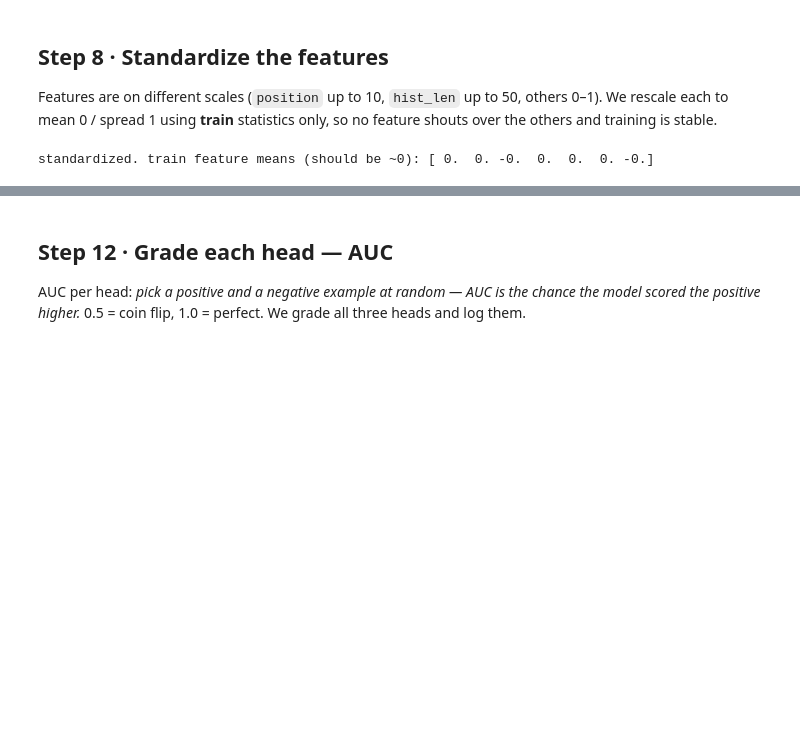
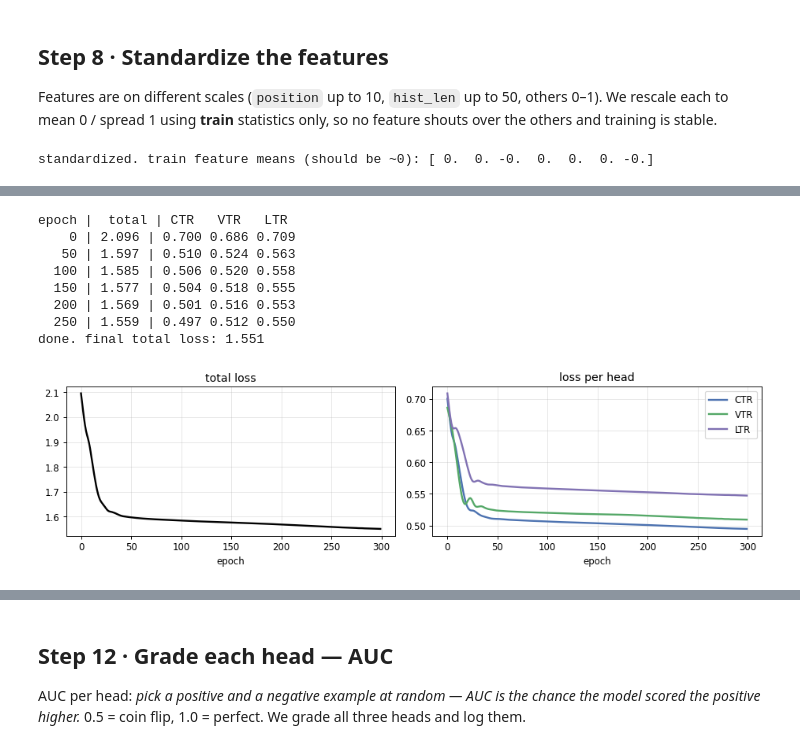
Before and after one commit to niamleeson/ml-math, a Jupyter notebook: afp/notebooks/M07-full-ranking-pipeline.ipynb, the cells around one changed output, grey strips where cells are left out. Cells and saved outputs as stored; diff of their text form; code cells hidden in the pictures; blank space fills up the shorter version.

```diff
--- a/afp/notebooks/M07-full-ranking-pipeline.ipynb
+++ b/afp/notebooks/M07-full-ranking-pipeline.ipynb
@@ -223,0 +227,36 @@ The model outputs three probabilities per impression: pCTR, pVTR, pLTR. We look
+# %%
+Xtr_t = torch.tensor(Xtr, dtype=torch.float32)
+Ytr_t = torch.tensor(Ytr, dtype=torch.float32)
+optimizer = torch.optim.Adam(model.parameters(), lr=0.01)
+loss_fn = nn.BCEWithLogitsLoss()
+
+total_hist, task_hist = [], []
+print("epoch |  total | CTR   VTR   LTR")
+for epoch in range(300):
+    model.train(); optimizer.zero_grad()
+    logits = model(Xtr_t)
+    per_task = [loss_fn(logits[:, k], Ytr_t[:, k]) for k in range(3)]   # one loss per head
+    loss = sum(per_task)                          # shared model optimizes all three at once
+    loss.backward(); optimizer.step()
+    total_hist.append(loss.item()); task_hist.append([l.item() for l in per_task])
+    if epoch % 50 == 0:
+        p = [l.item() for l in per_task]
+        print(f"{epoch:5d} | {loss.item():.3f} | {p[0]:.3f} {p[1]:.3f} {p[2]:.3f}")
+print("done. final total loss:", round(total_hist[-1], 3))
+
+task_hist = np.array(task_hist)
+fig, ax = plt.subplots(1, 2, figsize=(11, 3.2))
+ax[0].plot(total_hist, color="black", lw=2); ax[0].set_title("total loss"); ax[0].set_xlabel("epoch")
+for k, (name, c) in enumerate(zip(HEADS, HEAD_COLORS)):
+    ax[1].plot(task_hist[:, k], color=c, lw=2, label=name)
+ax[1].set_title("loss per head"); ax[1].set_xlabel("epoch"); ax[1].legend(); plt.show()
+# %% [output]
+epoch |  total | CTR   VTR   LTR
+    0 | 2.096 | 0.700 0.686 0.709
+   50 | 1.597 | 0.510 0.524 0.563
+  100 | 1.585 | 0.506 0.520 0.558
+  150 | 1.577 | 0.504 0.518 0.555
+  200 | 1.569 | 0.501 0.516 0.553
+  250 | 1.559 | 0.497 0.512 0.550
+done. final total loss: 1.551
+[figure, added]
```
Also changed, not shown: parts of 16 cells of this notebook, 3 other files.
